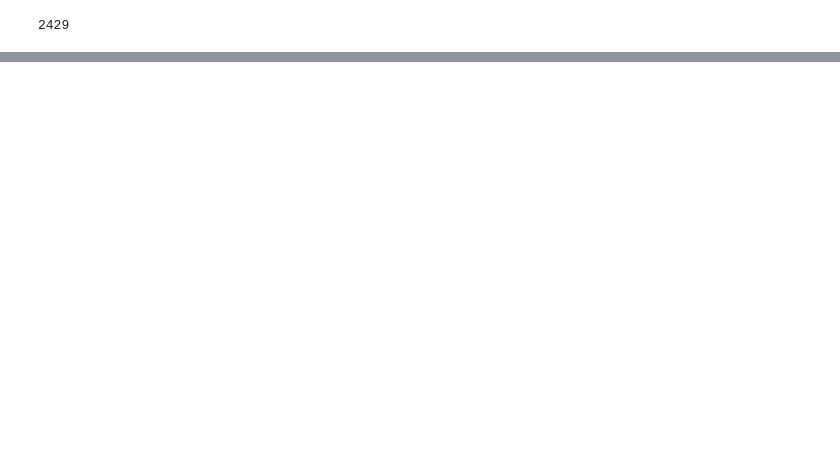
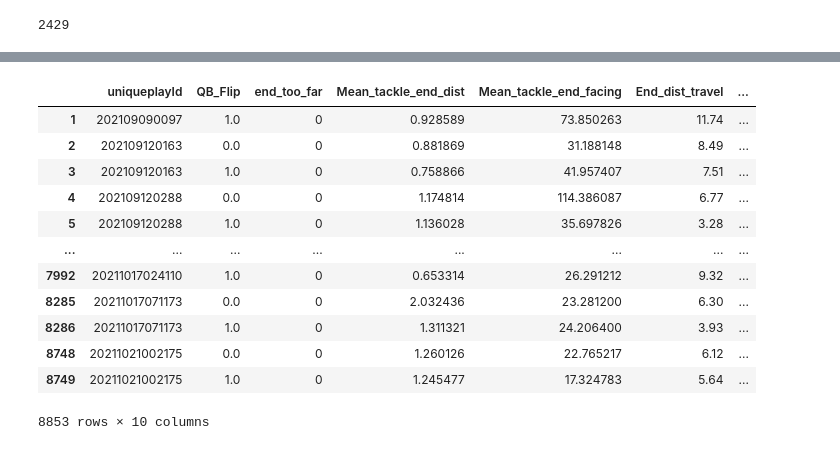
Before and after one commit to cnickol26/BigDataBowl2023, a Jupyter notebook: RushTypeModeling.ipynb, the cells around one changed output, grey strips where cells are left out. Drawn from its saved outputs; the diff is of its cells as text; code cells hidden in the pictures; blank space fills up the shorter version.

```diff
--- a/RushTypeModeling.ipynb
+++ b/RushTypeModeling.ipynb
@@ -396,0 +444,3 @@ sum(gm.predict(cluster_X)!=cluster_final_train['rushType'])
+# %%
+cluster_final_test = cluster_final_test.drop(['Cluster', 'GMM_Pred'], axis=1).rename(columns={'actual':'rushType'})
+cluster_final_test['rushType'] = cluster_final_test['rushType'].map({0:'Power', 1:'Speed'})
@@ -396,0 +467,18 @@ sum(gm.predict(cluster_X)!=cluster_final_train['rushType'])
+# %%
+cluster_filt = pd.concat([cluster_filt, cluster_final_test], axis=0)
+# %%
+cluster_filt
+# %% [output]
+|  | uniqueplayId | QB_Flip | end_too_far | Mean_tackle_end_dist | Mean_tackle_end_facing | End_dist_travel | ... |
+| 1 | 202109090097 | 1.0 | 0 | 0.928589 | 73.850263 | 11.74 | ... |
+| 2 | 202109120163 | 0.0 | 0 | 0.881869 | 31.188148 | 8.49 | ... |
+| 3 | 202109120163 | 1.0 | 0 | 0.758866 | 41.957407 | 7.51 | ... |
+| 4 | 202109120288 | 0.0 | 0 | 1.174814 | 114.386087 | 6.77 | ... |
+| 5 | 202109120288 | 1.0 | 0 | 1.136028 | 35.697826 | 3.28 | ... |
+| ... | ... | ... | ... | ... | ... | ... | ... |
+| 7992 | 20211017024110 | 1.0 | 0 | 0.653314 | 26.291212 | 9.32 | ... |
+| 8285 | 20211017071173 | 0.0 | 0 | 2.032436 | 23.281200 | 6.30 | ... |
+| 8286 | 20211017071173 | 1.0 | 0 | 1.311321 | 24.206400 | 3.93 | ... |
+| 8748 | 20211021002175 | 0.0 | 0 | 1.260126 | 22.765217 | 6.12 | ... |
+| 8749 | 20211021002175 | 1.0 | 0 | 1.245477 | 17.324783 | 5.64 | ... |
+8853 rows × 10 columns
```
Also changed, not shown: parts of 10 cells of this notebook, 2 other files.
